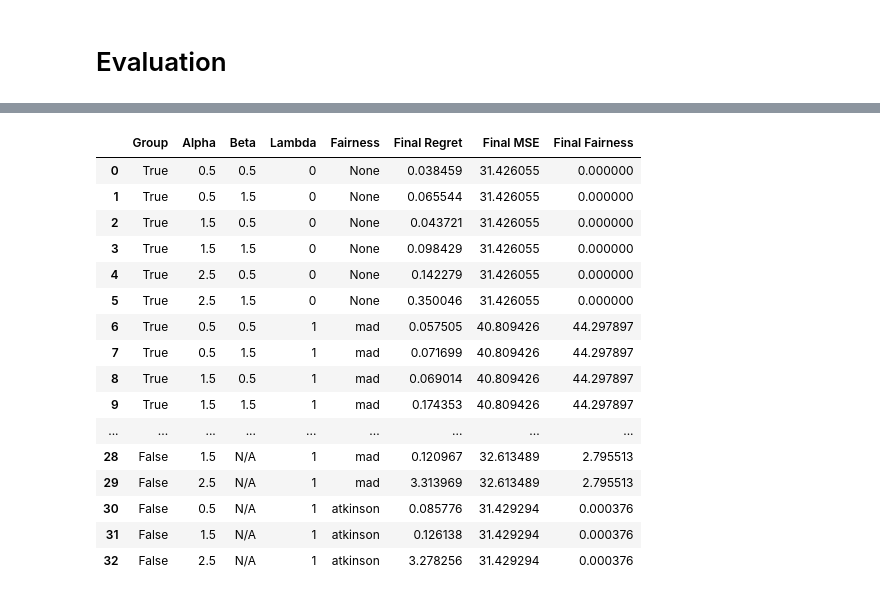
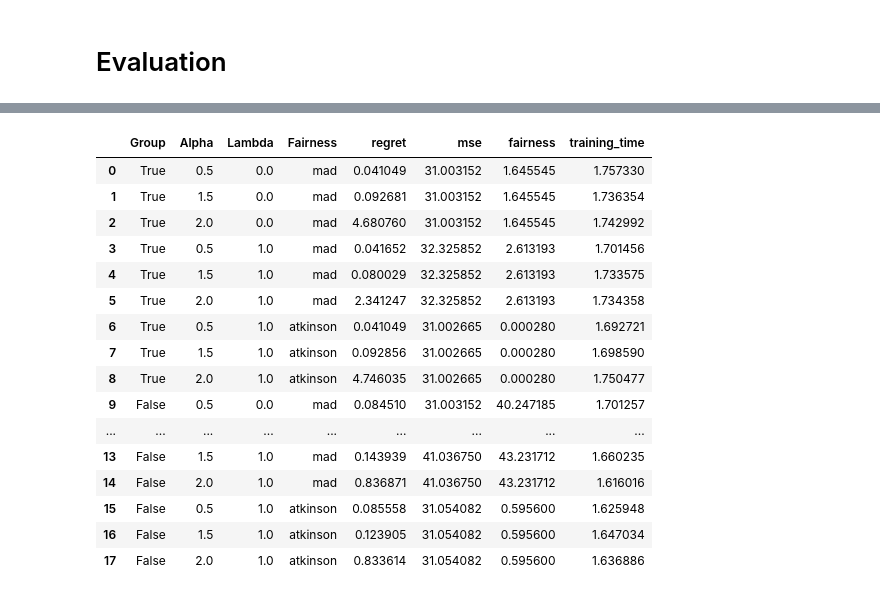
Before and after one commit to DennisWang2488/Fairness-Decision-Focused-Loss, a Jupyter notebook: Organized-FDFL/notebooks/runTwoStage.ipynb, the cells around one changed output, grey strips where cells are left out. Saved outputs shown, nothing was run; the diff lists cells and outputs as text; code cells hidden in the pictures.

```diff
--- a/Organized-FDFL/notebooks/runTwoStage.ipynb
+++ b/Organized-FDFL/notebooks/runTwoStage.ipynb
@@ -255,10 +299,10 @@ model, logs = train_fair_model_logged(
     model_class=FairRiskPredictor,
     input_dim=X_train.shape[1],
     alpha=alpha, beta=beta, Q=Q,
-    lambda_fair=lambdas,
+    lambda_fair=0,
     fairness_type="mad",
     num_epochs=epochs, lr=lr,
-    group=False
+    group=True
 )
 
 # -----------------------------------------------------------------
@@ -343,15 +432,15 @@ avg_logs = train_many_trials(
     alpha=alpha, beta=beta, Q=Q,
     lambda_fair=lambdas,
     fairness_type="mad",
-    num_epochs=epochs,
+    num_epochs=30,
     lr=lr,
-    n_trials=10,
-    group=True
+    n_trials=2,
+    group=False
 )
 
-# Visualise the averaged learning curves
-visLearningCurve(avg_logs["loss_log"],
-                 avg_logs["regret_log"],
-                 avg_logs["mse_log"],
-                 avg_logs["fairness_log"])
+# # Visualise the averaged learning curves
+# visLearningCurve(avg_logs["loss_log"],
+#                  avg_logs["regret_log"],
+#                  avg_logs["mse_log"],
+#                  avg_logs["fairness_log"])
 # %% [output]
@@ -493,20 +556,20 @@ False & 2.5000 & N/A & 1 & atkinson & 3.2783 & 31.4293 & 0.0004 \\
 # %%
-results_df
+results_df[main_cols]
 # %% [output]
-|  | Group | Alpha | Beta | Lambda | Fairness | Final Regret | Final MSE | Final Fairness |
-| 0 | True | 0.5 | 0.5 | 0 | None | 0.038459 | 31.426055 | 0.000000 |
-| 1 | True | 0.5 | 1.5 | 0 | None | 0.065544 | 31.426055 | 0.000000 |
-| 2 | True | 1.5 | 0.5 | 0 | None | 0.043721 | 31.426055 | 0.000000 |
-| 3 | True | 1.5 | 1.5 | 0 | None | 0.098429 | 31.426055 | 0.000000 |
-| 4 | True | 2.5 | 0.5 | 0 | None | 0.142279 | 31.426055 | 0.000000 |
-| 5 | True | 2.5 | 1.5 | 0 | None | 0.350046 | 31.426055 | 0.000000 |
-| 6 | True | 0.5 | 0.5 | 1 | mad | 0.057505 | 40.809426 | 44.297897 |
-| 7 | True | 0.5 | 1.5 | 1 | mad | 0.071699 | 40.809426 | 44.297897 |
-| 8 | True | 1.5 | 0.5 | 1 | mad | 0.069014 | 40.809426 | 44.297897 |
-| 9 | True | 1.5 | 1.5 | 1 | mad | 0.174353 | 40.809426 | 44.297897 |
+|  | Group | Alpha | Lambda | Fairness | regret | mse | fairness | training_time |
+| 0 | True | 0.5 | 0.0 | mad | 0.041049 | 31.003152 | 1.645545 | 1.757330 |
+| 1 | True | 1.5 | 0.0 | mad | 0.092681 | 31.003152 | 1.645545 | 1.736354 |
+| 2 | True | 2.0 | 0.0 | mad | 4.680760 | 31.003152 | 1.645545 | 1.742992 |
+| 3 | True | 0.5 | 1.0 | mad | 0.041652 | 32.325852 | 2.613193 | 1.701456 |
+| 4 | True | 1.5 | 1.0 | mad | 0.080029 | 32.325852 | 2.613193 | 1.733575 |
+| 5 | True | 2.0 | 1.0 | mad | 2.341247 | 32.325852 | 2.613193 | 1.734358 |
+| 6 | True | 0.5 | 1.0 | atkinson | 0.041049 | 31.002665 | 0.000280 | 1.692721 |
+| 7 | True | 1.5 | 1.0 | atkinson | 0.092856 | 31.002665 | 0.000280 | 1.698590 |
+| 8 | True | 2.0 | 1.0 | atkinson | 4.746035 | 31.002665 | 0.000280 | 1.750477 |
+| 9 | False | 0.5 | 0.0 | mad | 0.084510 | 31.003152 | 40.247185 | 1.701257 |
 | ... | ... | ... | ... | ... | ... | ... | ... | ... |
-| 28 | False | 1.5 | N/A | 1 | mad | 0.120967 | 32.613489 | 2.795513 |
-| 29 | False | 2.5 | N/A | 1 | mad | 3.313969 | 32.613489 | 2.795513 |
-| 30 | False | 0.5 | N/A | 1 | atkinson | 0.085776 | 31.429294 | 0.000376 |
-| 31 | False | 1.5 | N/A | 1 | atkinson | 0.126138 | 31.429294 | 0.000376 |
-| 32 | False | 2.5 | N/A | 1 | atkinson | 3.278256 | 31.429294 | 0.000376 |
+| 13 | False | 1.5 | 1.0 | mad | 0.143939 | 41.036750 | 43.231712 | 1.660235 |
+| 14 | False | 2.0 | 1.0 | mad | 0.836871 | 41.036750 | 43.231712 | 1.616016 |
+| 15 | False | 0.5 | 1.0 | atkinson | 0.085558 | 31.054082 | 0.595600 | 1.625948 |
+| 16 | False | 1.5 | 1.0 | atkinson | 0.123905 | 31.054082 | 0.595600 | 1.647034 |
+| 17 | False | 2.0 | 1.0 | atkinson | 0.833614 | 31.054082 | 0.595600 | 1.636886 |
```
Also changed, not shown: parts of 8 cells of this notebook, 7 other files.
